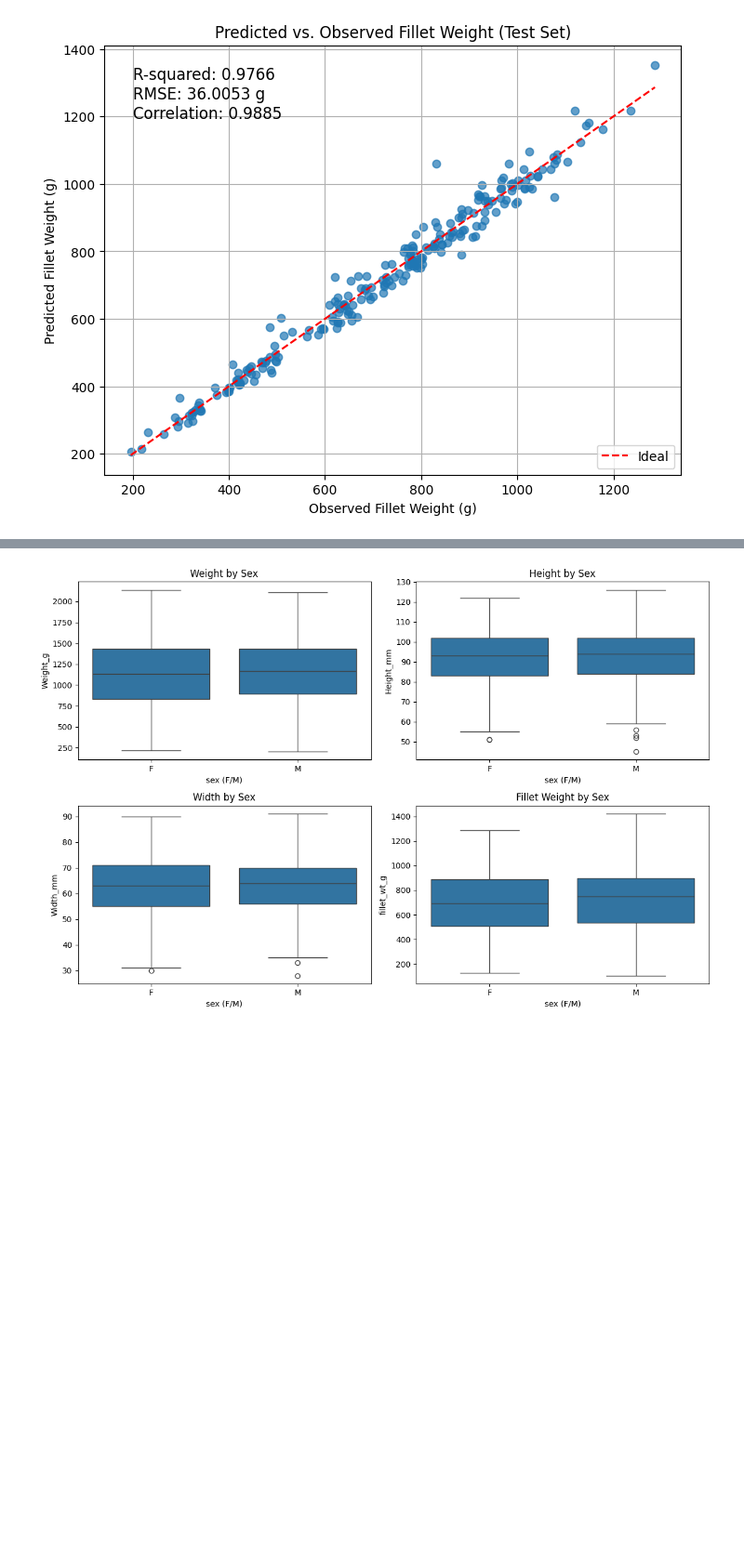
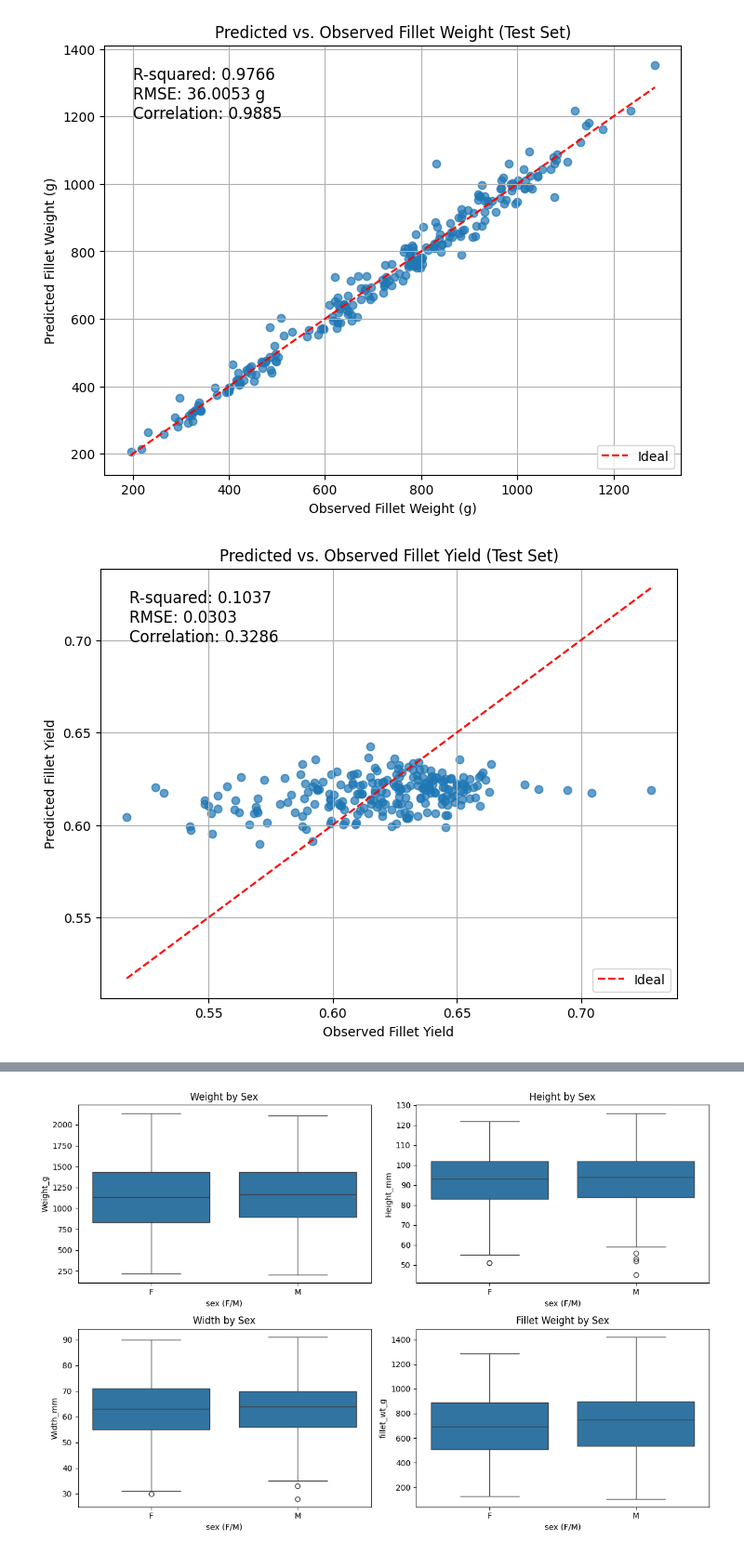
Before and after one commit to GGlivePh/PLF, a Jupyter notebook: selras.ipynb, the cells around one changed output, grey strips where cells are left out. Shown at 93% size. Drawn from its saved outputs; the diff is of its cells as text; code cells hidden in the pictures; blank space fills up the shorter version.

```diff
--- a/selras.ipynb
+++ b/selras.ipynb
@@ -328,3 +270,56 @@ plt.grid(True)
 plt.show()
 # %% [output]
 [figure]
+# %%
+#Prediction for Fillet Yield
+
+import pandas as pd
+from sklearn.model_selection import train_test_split
+from sklearn.linear_model import LinearRegression
+from sklearn.metrics import r2_score, mean_squared_error
+import numpy as np
+import matplotlib.pyplot as plt
+
+# Drop rows with NaN values in 'fillet_wt_g' or 'Weight_g' at the start
+data1 = data1.dropna(subset=['fillet_wt_g', 'Weight_g'])
+
+
+# Calculate 'Fillet_Yield'
+data1['Fillet_Yield'] = data1['fillet_wt_g'] / data1['Weight_g']
+
+#Remove extreems
+data1 = data1[data1['Fillet_Yield'] >= 0.5]
+
+# Prepare the data for Fillet_Yield prediction
+X_yield = data1[['Weight_g', 'Height_mm', 'Width_mm']]  # Use the same features as before
+y_yield = data1['Fillet_Yield']
+X_yield_train, X_yield_test, y_yield_train, y_yield_test = train_test_split(X_yield, y_yield, test_size=0.3, random_state=41)
+
+# Train the model for Fillet_Yield
+model_yield = LinearRegression()
+model_yield.fit(X_yield_train, y_yield_train)
+y_pred_yield = model_yield.predict(X_yield_test)
+
+# Evaluate the model for Fillet_Yield
+r2_yield = r2_score(y_yield_test, y_pred_yield)
+rmse_yield = np.sqrt(mean_squared_error(y_yield_test, y_pred_yield))
+correlation_yield = np.corrcoef(y_yield_test, y_pred_yield)[0, 1]
+
+# Create the plot for Fillet_Yield
+plt.figure(figsize=(8, 6))
+plt.scatter(y_yield_test, y_pred_yield, alpha=0.7)
+plt.plot([min(y_yield_test), max(y_yield_test)], [min(y_yield_test), max(y_yield_test)], 'r--', label='Ideal')
+
+# Annotations for Fillet_Yield
+annotation_text_yield = f'R-squared: {r2_yield:.4f}\nRMSE: {rmse_yield:.4f}\nCorrelation: {correlation_yield:.4f}'
+plt.text(0.05, 0.95, annotation_text_yield, transform=plt.gca().transAxes, fontsize=12, va='top')
+
+# Labels and title for Fillet_Yield
+plt.xlabel('Observed Fillet Yield')
+plt.ylabel('Predicted Fillet Yield')
+plt.title('Predicted vs. Observed Fillet Yield (Test Set)')
+plt.legend()
+plt.grid(True)
+plt.show()
+# %% [output]
+[figure, added]
```
Also changed, not shown: parts of 3 cells of this notebook.
